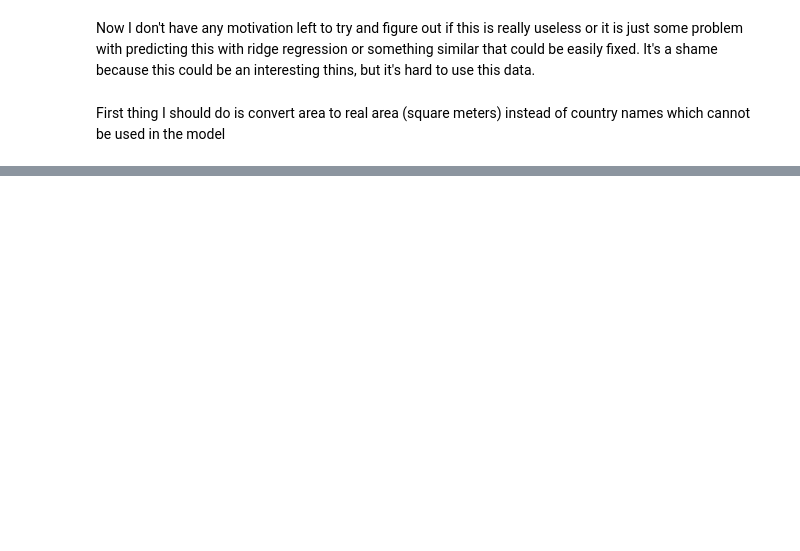
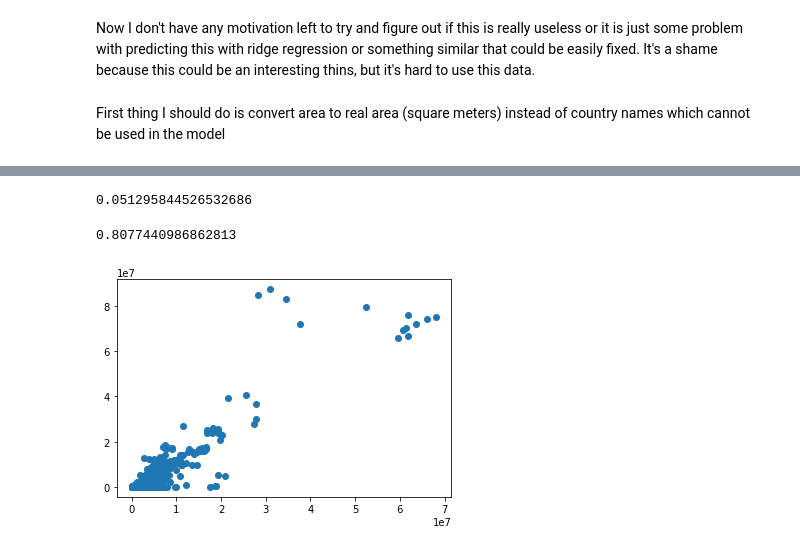
Before and after one commit to caralen/ada-project-faam, a Jupyter notebook: predict.ipynb, the cells around one changed output, grey strips where cells are left out. Cells and saved outputs as stored; diff of their text form; code cells hidden in the pictures; blank space fills up the shorter version.

Commit message:
Beehives prediction from crops with RF

```diff
--- a/predict.ipynb
+++ b/predict.ipynb
@@ -288,3 +302,8 @@ reg.score(X_test, y_test)
 Now I don't have any motivation left to try and figure out if this is really useless or it is just some problem with predicting this with ridge regression or something similar that could be easily fixed. It's a shame because this could be an interesting thins, but it's hard to use this data.
 # %% [markdown]
 First thing I should do is convert area to real area (square meters) instead of country names which cannot be used in the model
+# %%
+land = pd.read_csv('data/Inputs_LandUse_E_All_Data_(Normalized).csv',  encoding='iso-8859-1')
+land = land.loc[land.Item == 'Country area', ['Area', 'Year', 'Value']]
+land.columns = ['Area', 'Year', 'Country Size']
+land.head()
@@ -290,0 +317,5 @@ First thing I should do is convert area to real area (square meters) instead of
+# %%
+final_df = df.merge(land, on=['Area', 'Year'])
+final_df['Area'] = final_df['Country Size']
+final_df.drop('Country Size', axis=1, inplace=True)
+final_df.head()
@@ -290,0 +329,21 @@ First thing I should do is convert area to real area (square meters) instead of
+# %%
+X = final_df.iloc[:, 1:-1]
+y = final_df.iloc[:, -1]
+
+X_train, X_test, y_train, y_test = train_test_split(X, y, test_size=0.4, shuffle=True)
+# %%
+reg = LinearRegression().fit(X_train, y_train)
+y_pred = reg.predict(X_test)
+reg.score(X_test, y_test)
+# %% [output]
+0.051295844526532686
+# %%
+regr = RandomForestRegressor(n_estimators=200, max_depth=100, random_state=0)
+regr.fit(X_train, y_train)
+print(regr.score(X_test, y_test))
+# %% [output]
+0.8077440986862813
+# %%
+plt.scatter(regr.predict(X_test), y_test);
+# %% [output]
+[figure, added]
```
Also changed, not shown: parts of 45 cells of this notebook.
